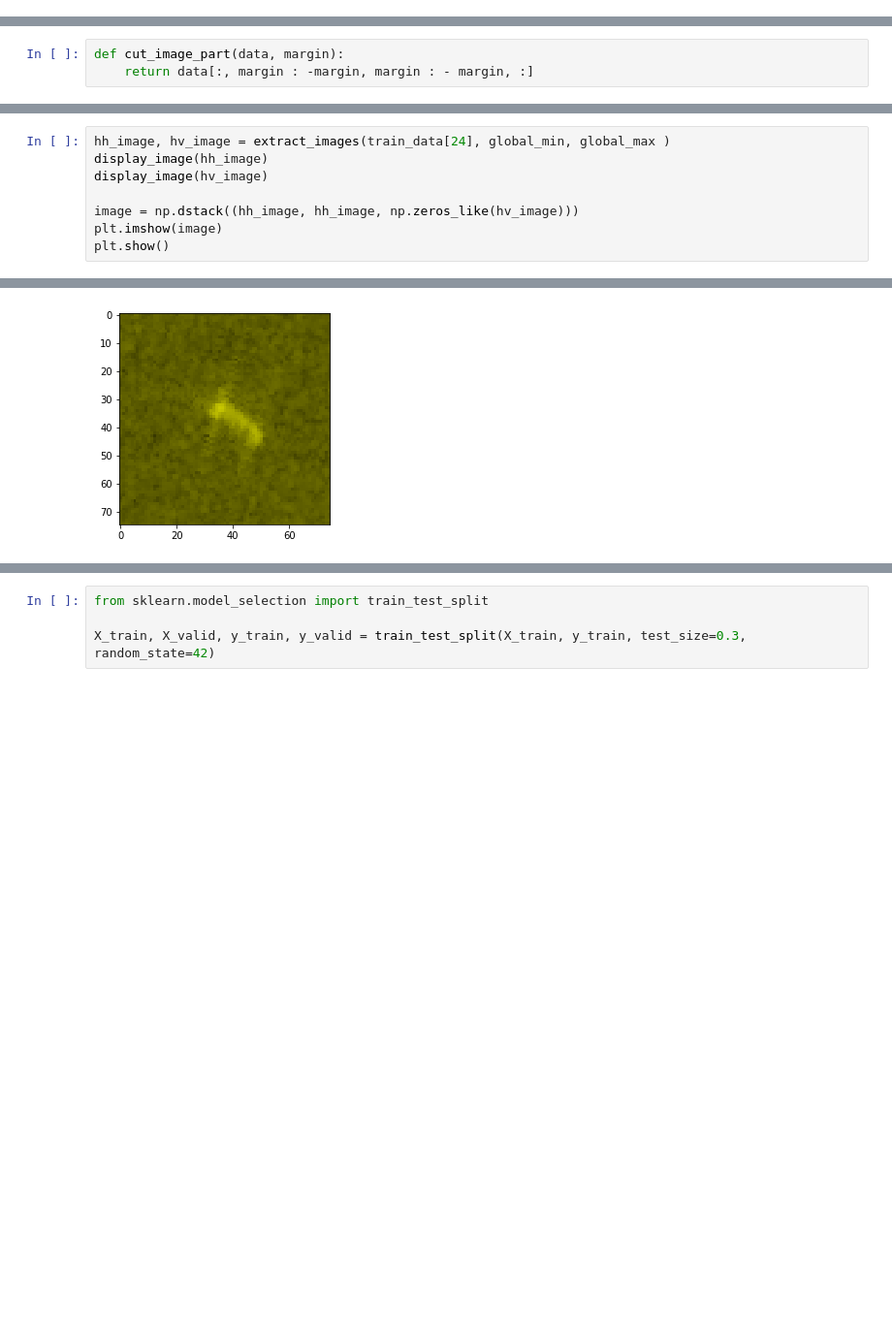
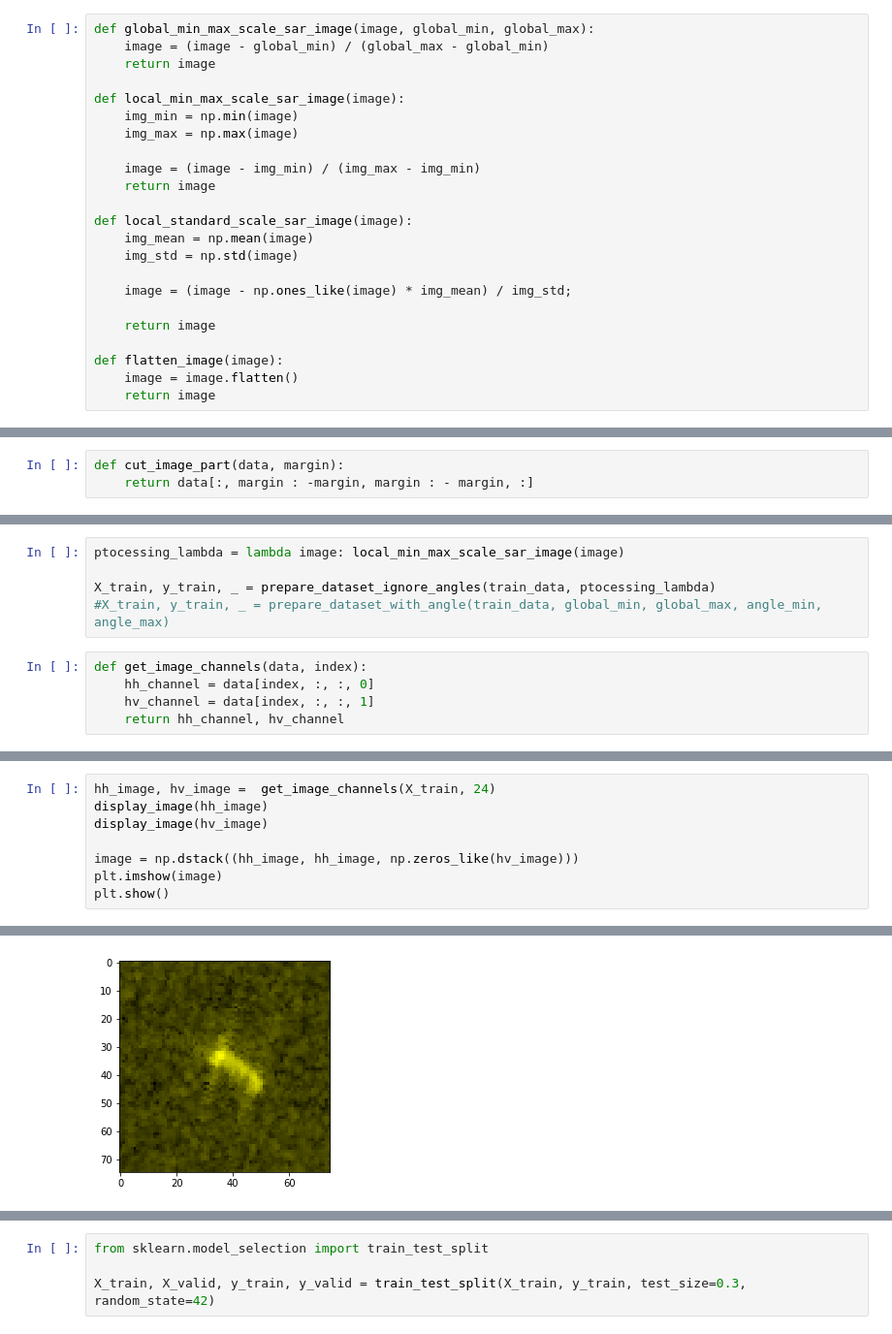
Before and after one commit to alexeysas/ml--Iceberg-classifier, a Jupyter notebook: main.ipynb, the cells around one changed output, grey strips where cells are left out. Shown: that part at 97% size. Drawn from its saved outputs; the diff is of its cells as text; blank space fills up the shorter version.

```diff
--- a/main.ipynb
+++ b/main.ipynb
@@ -83,0 +83,23 @@ def display_image(image):
+# %%
+def global_min_max_scale_sar_image(image, global_min, global_max):
+    image = (image - global_min) / (global_max - global_min)
+    return image
+
+def local_min_max_scale_sar_image(image):
+    img_min = np.min(image)
+    img_max = np.max(image)
+
+    image = (image - img_min) / (img_max - img_min)
+    return image
+
+def local_standard_scale_sar_image(image):
+    img_mean = np.mean(image)
+    img_std = np.std(image)
+
+    image = (image - np.ones_like(image) * img_mean) / img_std;
+
+    return image
+
+def flatten_image(image):
+    image = image.flatten()
+    return image
@@ -153,0 +175,10 @@ plt.show()
+# %%
+ptocessing_lambda = lambda image: local_min_max_scale_sar_image(image)
+
+X_train, y_train, _ = prepare_dataset_ignore_angles(train_data, ptocessing_lambda)
+#X_train, y_train, _ = prepare_dataset_with_angle(train_data, global_min, global_max, angle_min, angle_max)
+# %%
+def get_image_channels(data, index):
+    hh_channel = data[index, :, :, 0]
+    hv_channel = data[index, :, :, 1]
+    return hh_channel, hv_channel
@@ -154,15 +198,15 @@ plt.show()
 # %%
-hh_image, hv_image = extract_images(train_data[24], global_min, global_max )
+hh_image, hv_image =  get_image_channels(X_train, 24)
 display_image(hh_image)
 display_image(hv_image)
 
 image = np.dstack((hh_image, hh_image, np.zeros_like(hv_image)))
 plt.imshow(image)
 plt.show()
 # %% [output]
 [figure]
 [figure]
-[figure, old version]
+[figure, new version]
 # %%
 print(X_train.shape)
 
```
Also changed, not shown: parts of 31 cells of this notebook, 4 other files.
